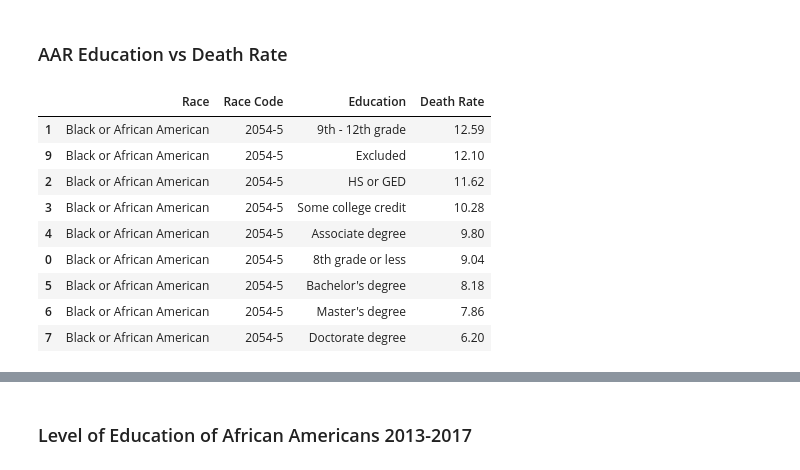
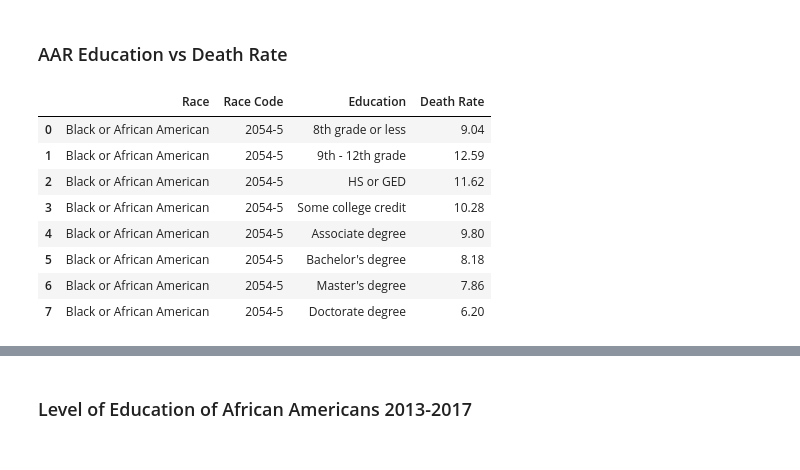
Before and after one commit to jasminajovanovic/IMR, a Jupyter notebook: IMR-all.ipynb, the cells around one changed output, grey strips where cells are left out. Saved outputs shown, nothing was run; the diff lists cells and outputs as text; code cells hidden in the pictures.

```diff
--- a/IMR-all.ipynb
+++ b/IMR-all.ipynb
@@ -722,15 +732,16 @@ aareducation_sorted =aareducation_df.sort_values(["Death Rate"],ascending=False)
 # %%
-exclude_unknown_aar = aareducation_sorted.loc[aareducation_sorted['Education']!= "Unknown/Not on certificate"]
-exclude_unknown_aar
+exclude_unknown_aar = aareducation_df.loc[aareducation_df['Education']!= "Unknown/Not on certificate"]
-# %% [output]
-|  | Race | Race Code | Education | Death Rate |
-| 1 | Black or African American | 2054-5 | 9th - 12th grade | 12.59 |
-| 9 | Black or African American | 2054-5 | Excluded | 12.10 |
-| 2 | Black or African American | 2054-5 | HS or GED | 11.62 |
-| 3 | Black or African American | 2054-5 | Some college credit | 10.28 |
-| 4 | Black or African American | 2054-5 | Associate degree | 9.80 |
-| 0 | Black or African American | 2054-5 | 8th grade or less | 9.04 |
-| 5 | Black or African American | 2054-5 | Bachelor's degree | 8.18 |
-| 6 | Black or African American | 2054-5 | Master's degree | 7.86 |
-| 7 | Black or African American | 2054-5 | Doctorate degree | 6.20 |
+# %%
+exclude_excluded_aar = exclude_unknown_aar.loc[exclude_unknown_aar['Education']!= "Excluded"]
+exclude_excluded_aar
+# %% [output]
+|  | Race | Race Code | Education | Death Rate |
+| 0 | Black or African American | 2054-5 | 8th grade or less | 9.04 |
+| 1 | Black or African American | 2054-5 | 9th - 12th grade | 12.59 |
+| 2 | Black or African American | 2054-5 | HS or GED | 11.62 |
+| 3 | Black or African American | 2054-5 | Some college credit | 10.28 |
+| 4 | Black or African American | 2054-5 | Associate degree | 9.80 |
+| 5 | Black or African American | 2054-5 | Bachelor's degree | 8.18 |
+| 6 | Black or African American | 2054-5 | Master's degree | 7.86 |
+| 7 | Black or African American | 2054-5 | Doctorate degree | 6.20 |
 # %%
```
Also changed, not shown: parts of 10 cells of this notebook, 4 other files.
